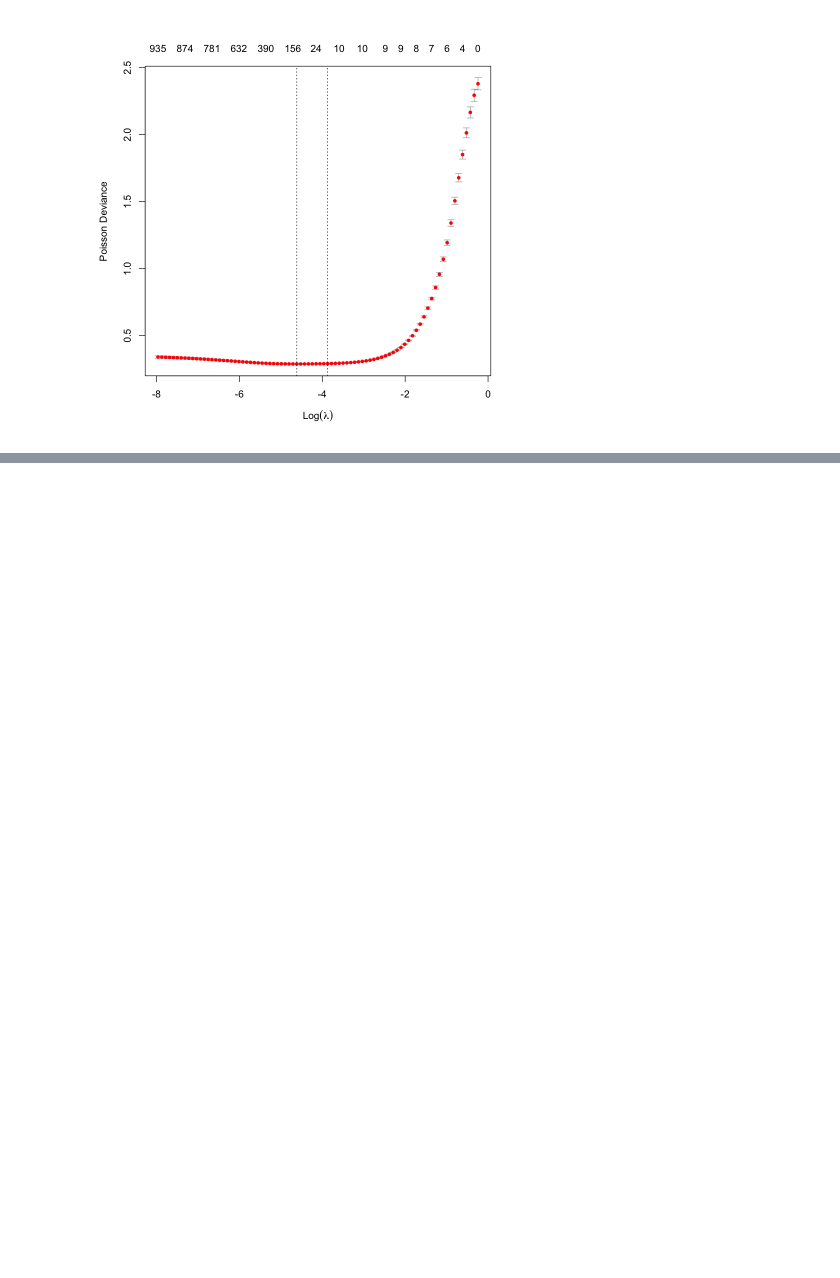
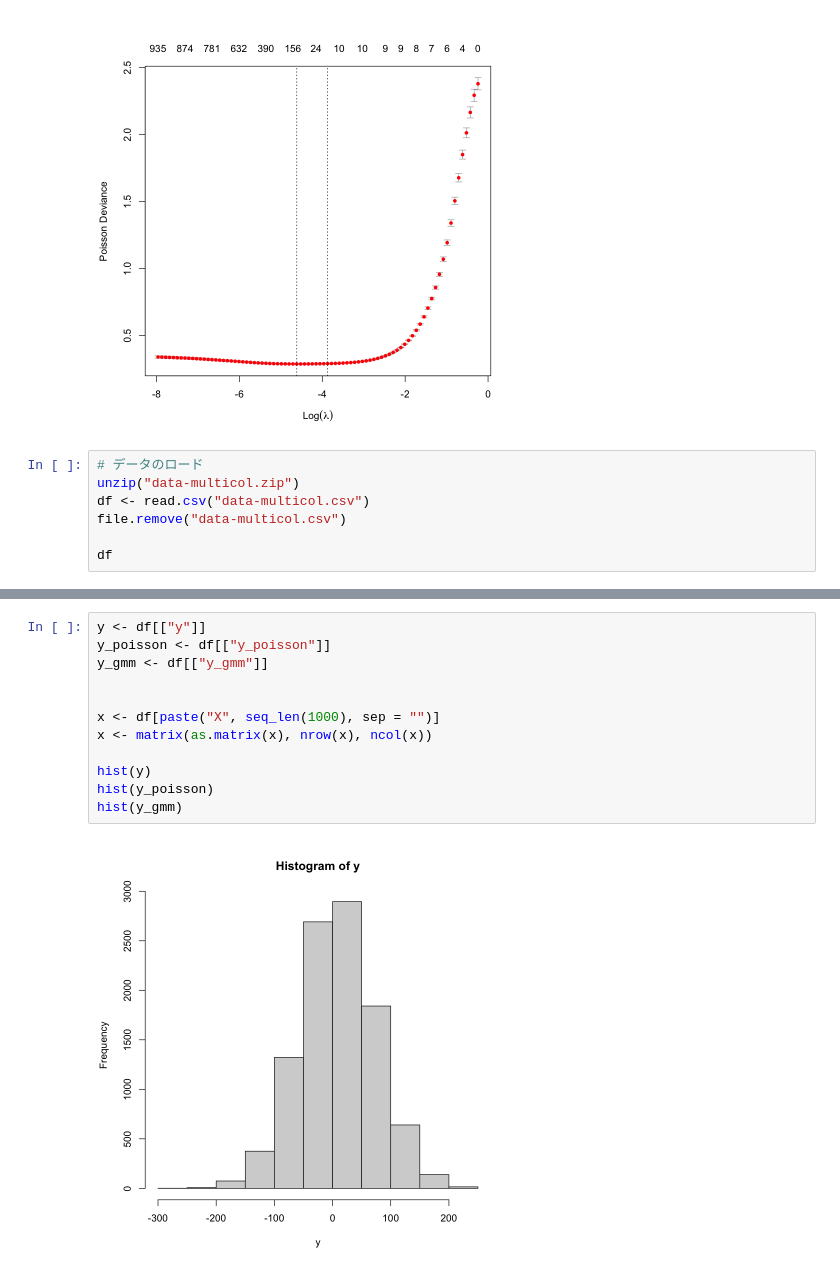
Before and after one commit to notfolder/R-datagen, a Jupyter notebook: R-regression.ipynb, the cells around one changed output, grey strips where cells are left out. Saved outputs shown, nothing was run; the diff lists cells and outputs as text; blank space fills up the shorter version.

```diff
--- a/R-regression.ipynb
+++ b/R-regression.ipynb
@@ -148,3 +148,10 @@ print(predict(lasso_model_cv, type = "coef")[1:20])
 [13]  0.00000000  0.00000000  0.00000000  0.00000000  0.00000000  0.00000000
 [19]  0.00000000  0.00000000
 [figure]
+# %%
+# データのロード
+unzip("data-multicol.zip")
+df <- read.csv("data-multicol.csv")
+file.remove("data-multicol.csv")
+
+df
@@ -150,0 +179,14 @@ print(predict(lasso_model_cv, type = "coef")[1:20])
+# %%
+y <- df[["y"]]
+y_poisson <- df[["y_poisson"]]
+y_gmm <- df[["y_gmm"]]
+
+
+x <- df[paste("X", seq_len(1000), sep = "")]
+x <- matrix(as.matrix(x), nrow(x), ncol(x))
+
+hist(y)
+hist(y_poisson)
+hist(y_gmm)
+# %% [output]
+[figure, added]
```
Also changed, not shown: parts of 6 cells of this notebook, 3 other files.
